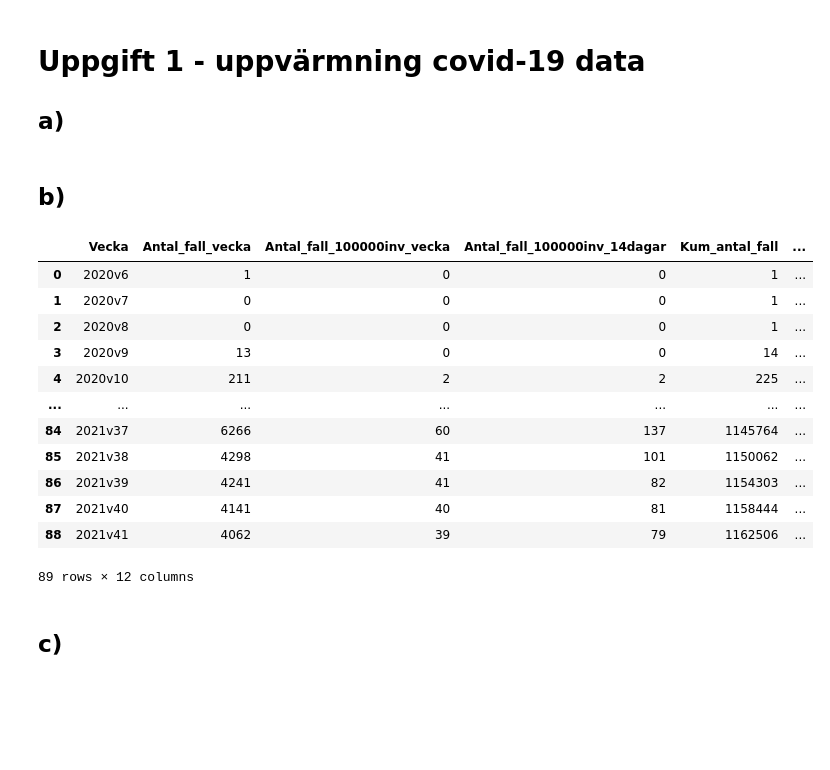
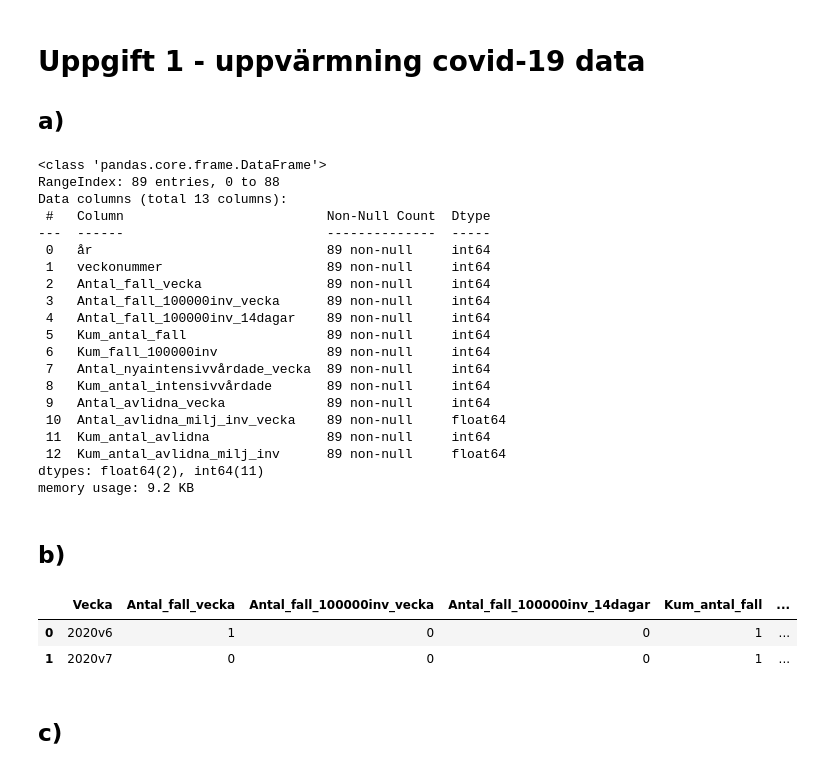
Before and after one commit to Lelelass/Databehandling-21, a Jupyter notebook: Labb_1/uppgift_1.ipynb, the cells around one changed output. Saved outputs shown, nothing was run; the diff lists cells and outputs as text; code cells hidden in the pictures; blank space fills up the shorter version.

```diff
--- a/Labb_1/uppgift_1.ipynb
+++ b/Labb_1/uppgift_1.ipynb
@@ -6,26 +6,38 @@
 import pandas as pd
 path = "Data/Folkhalsomyndigheten_Covid19.xlsx"
 veckodata_riket = pd.read_excel(path, sheet_name= "Veckodata Riket")
+veckodata_riket.info()
+# %% [output]
+<class 'pandas.core.frame.DataFrame'>
+RangeIndex: 89 entries, 0 to 88
+Data columns (total 13 columns):
+ #   Column                          Non-Null Count  Dtype
+---  ------                          --------------  -----
+ 0   år                              89 non-null     int64
+ 1   veckonummer                     89 non-null     int64
+ 2   Antal_fall_vecka                89 non-null     int64
+ 3   Antal_fall_100000inv_vecka      89 non-null     int64
+ 4   Antal_fall_100000inv_14dagar    89 non-null     int64
+ 5   Kum_antal_fall                  89 non-null     int64
+ 6   Kum_fall_100000inv              89 non-null     int64
+ 7   Antal_nyaintensivvårdade_vecka  89 non-null     int64
+ 8   Kum_antal_intensivvårdade       89 non-null     int64
+ 9   Antal_avlidna_vecka             89 non-null     int64
+ 10  Antal_avlidna_milj_inv_vecka    89 non-null     float64
+ 11  Kum_antal_avlidna               89 non-null     int64
+ 12  Kum_antal_avlidna_milj_inv      89 non-null     float64
+dtypes: float64(2), int64(11)
+memory usage: 9.2 KB
 # %% [markdown]
 ## b)
 # %%
 veckodata_riket.insert( 0, 'Vecka',  veckodata_riket["år"].astype(str) + "v" + veckodata_riket["veckonummer"].astype(str)) #Inserts new column as first column
 veckodata_riket = veckodata_riket.drop(['veckonummer', 'år'], axis = 1) #Deletes veckonummer
-veckodata_riket
+veckodata_riket.head(2)
 # %% [output]
 |  | Vecka | Antal_fall_vecka | Antal_fall_100000inv_vecka | Antal_fall_100000inv_14dagar | Kum_antal_fall | ... |
 | 0 | 2020v6 | 1 | 0 | 0 | 1 | ... |
 | 1 | 2020v7 | 0 | 0 | 0 | 1 | ... |
-| 2 | 2020v8 | 0 | 0 | 0 | 1 | ... |
-| 3 | 2020v9 | 13 | 0 | 0 | 14 | ... |
-| 4 | 2020v10 | 211 | 2 | 2 | 225 | ... |
-| ... | ... | ... | ... | ... | ... | ... |
-| 84 | 2021v37 | 6266 | 60 | 137 | 1145764 | ... |
-| 85 | 2021v38 | 4298 | 41 | 101 | 1150062 | ... |
-| 86 | 2021v39 | 4241 | 41 | 82 | 1154303 | ... |
-| 87 | 2021v40 | 4141 | 40 | 81 | 1158444 | ... |
-| 88 | 2021v41 | 4062 | 39 | 79 | 1162506 | ... |
-89 rows × 12 columns
 # %% [markdown]
 ## c)
 # %%
```
Also changed, not shown: parts of 7 cells of this notebook, 20 other files.
